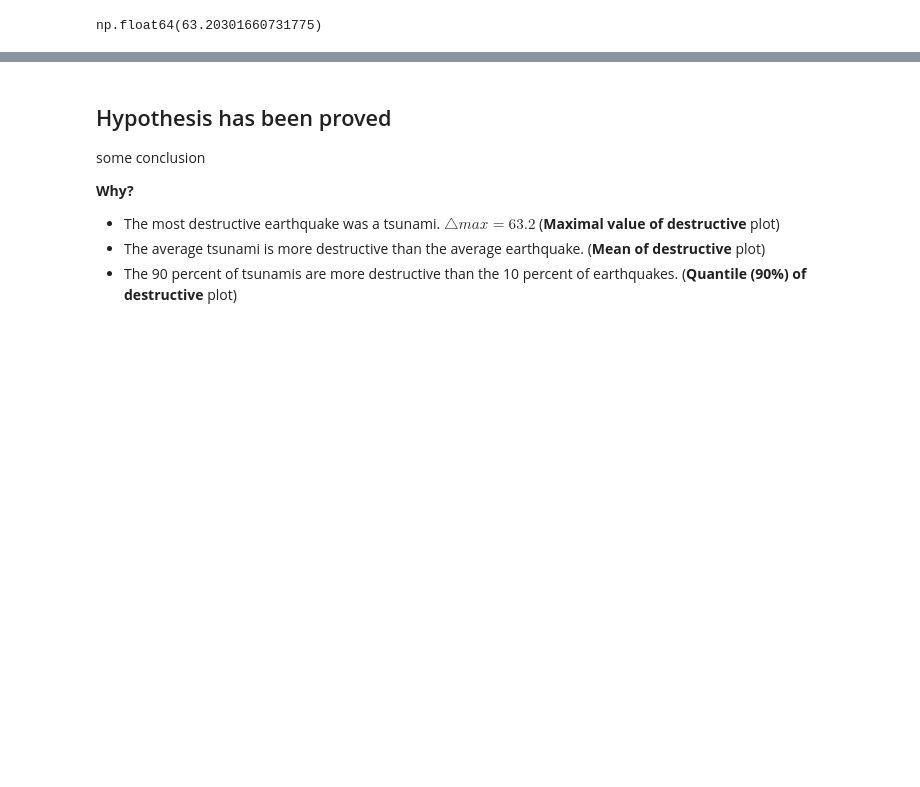
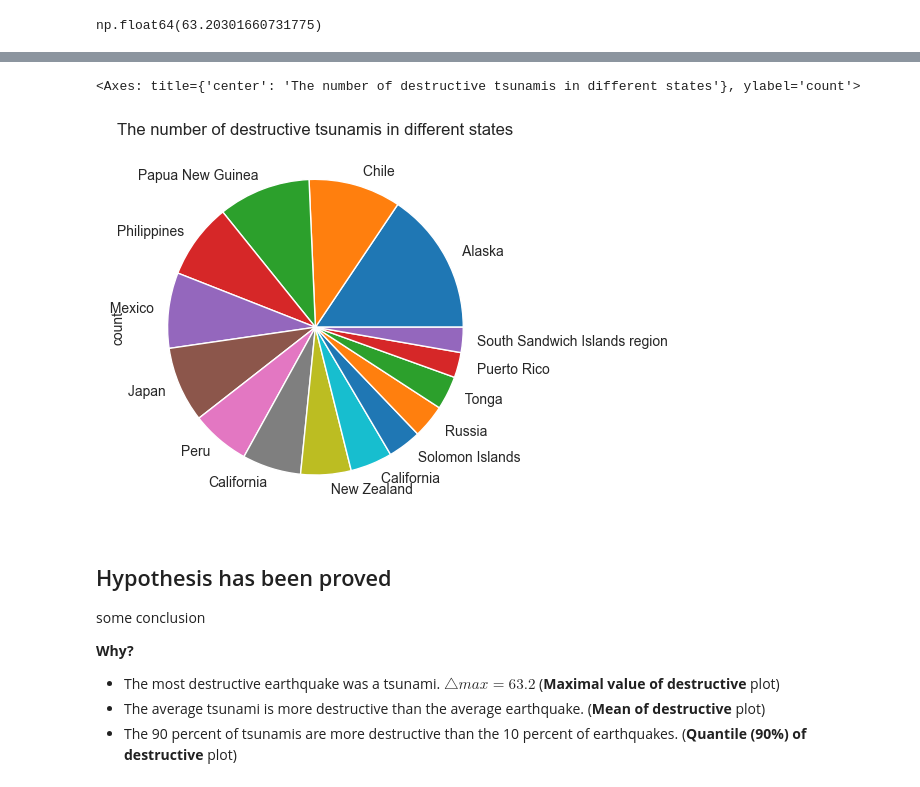
Before and after one commit to DenisIndenbom/DSBA-analytical-project, a Jupyter notebook: project.ipynb, the cells around one changed output, grey strips where cells are left out. Drawn from its saved outputs; the diff is of its cells as text; code cells hidden in the pictures; blank space fills up the shorter version.

```diff
--- a/project.ipynb
+++ b/project.ipynb
@@ -342,3 +360,8 @@ np.float64(63.20301660731775)
+# %%
+tsunami[tsunami['destructive'] >= tsunami['destructive'].max() // 4]['state'].value_counts().head(15).plot(kind='pie', title='The number of destructive tsunamis in different states')
+# %% [output]
+<Axes: title={'center': 'The number of destructive tsunamis in different states'}, ylabel='count'>
+[figure, added]
 # %% [markdown]
 ## Hypothesis has been proved
 
```
Also changed, not shown: parts of 12 cells of this notebook.
